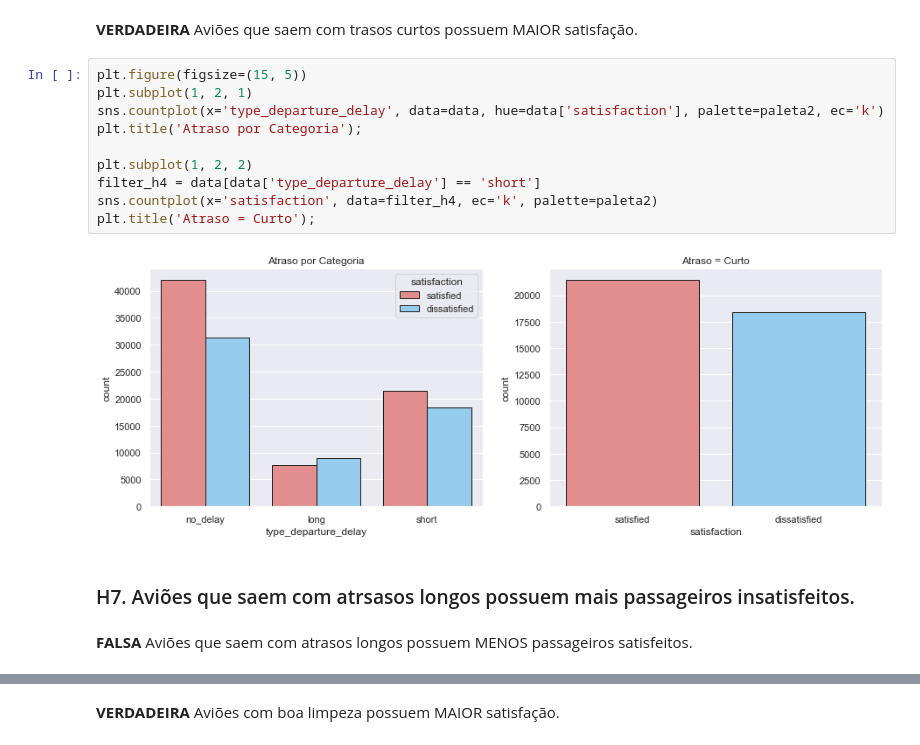
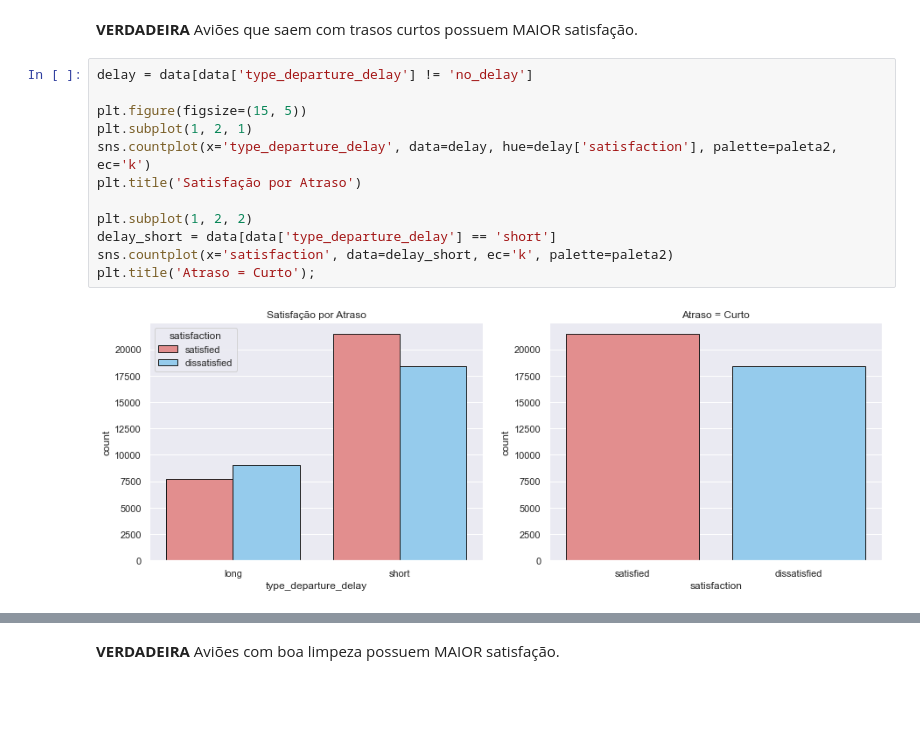
Before and after one commit to Jhonatanslopes/Airline-Customer-Satisfaction, a Jupyter notebook: analysis_satisfaction.ipynb, the cells around one changed output, grey strips where cells are left out. Cells and saved outputs as stored; diff of their text form; blank space fills up the shorter version.

```diff
--- a/analysis_satisfaction.ipynb
+++ b/analysis_satisfaction.ipynb
@@ -625,18 +624,16 @@ sns.countplot(x='seat_comfort', data=data, hue=data['satisfaction'], palette=pal
 # %% [markdown]
 **VERDADEIRA** Aviões que saem com trasos curtos possuem MAIOR satisfação.
 # %%
+delay = data[data['type_departure_delay'] != 'no_delay']
+
 plt.figure(figsize=(15, 5))
 plt.subplot(1, 2, 1)
-sns.countplot(x='type_departure_delay', data=data, hue=data['satisfaction'], palette=paleta2, ec='k')
-plt.title('Atraso por Categoria');
+sns.countplot(x='type_departure_delay', data=delay, hue=delay['satisfaction'], palette=paleta2, ec='k')
+plt.title('Satisfação por Atraso')
 
 plt.subplot(1, 2, 2)
-filter_h4 = data[data['type_departure_delay'] == 'short']
-sns.countplot(x='satisfaction', data=filter_h4, ec='k', palette=paleta2)
+delay_short = data[data['type_departure_delay'] == 'short']
+sns.countplot(x='satisfaction', data=delay_short, ec='k', palette=paleta2)
 plt.title('Atraso = Curto');
 # %% [output]
-[figure, old version]
+[figure, new version]
-# %% [markdown]
-### H7. Aviões que saem com atrsasos longos possuem mais passageiros insatisfeitos.
-# %% [markdown]
-**FALSA** Aviões que saem com atrasos longos possuem MENOS passageiros satisfeitos.
```
Also changed, not shown: parts of 41 cells of this notebook.
